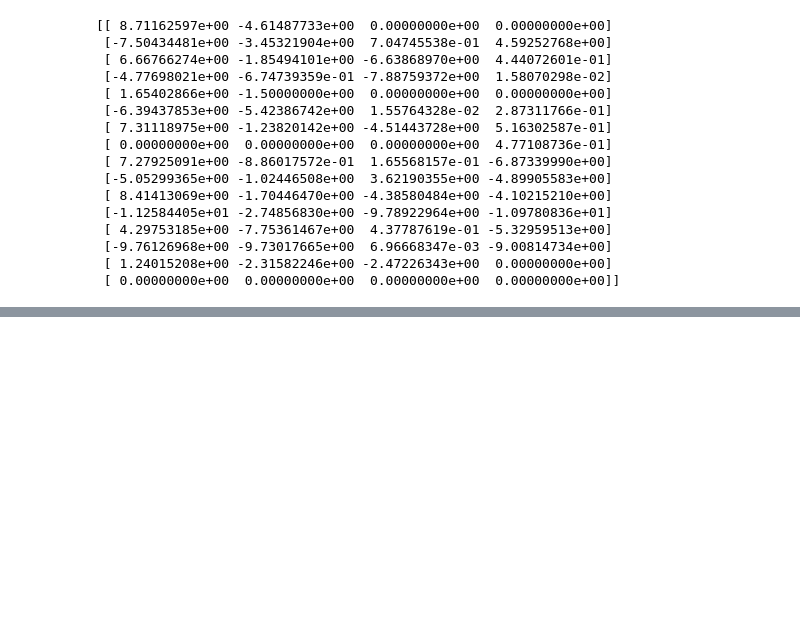
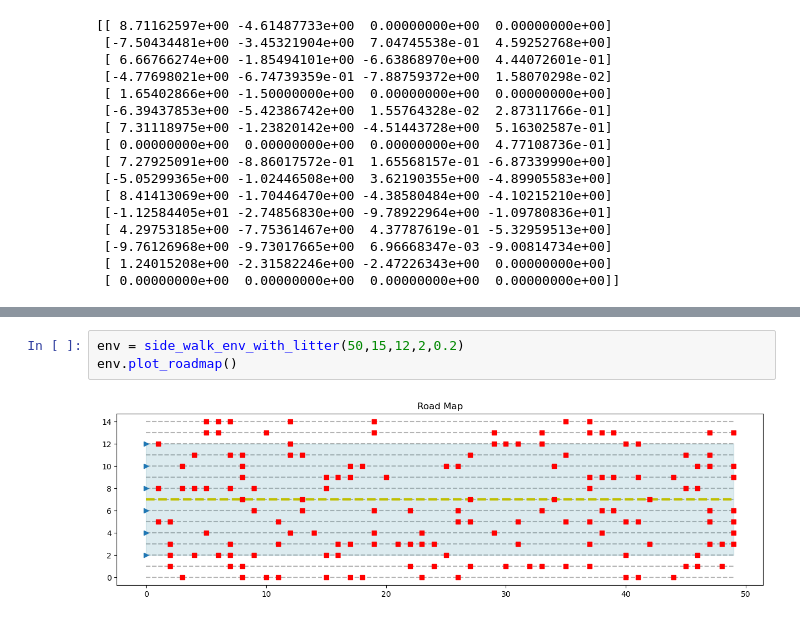
Before and after one commit to jiangzz-lab/GroverQLearning, a Jupyter notebook: sidewalk_env/QLearning_sidewalk.ipynb, the cells around one changed output, grey strips where cells are left out. Drawn from its saved outputs; the diff is of its cells as text; blank space fills up the shorter version.

```diff
--- a/sidewalk_env/QLearning_sidewalk.ipynb
+++ b/sidewalk_env/QLearning_sidewalk.ipynb
@@ -122,0 +135,5 @@ print(Elliot_c.Q_values)
+# %%
+env = side_walk_env_with_litter(50,15,12,2,0.2)
+env.plot_roadmap()
+# %% [output]
+[figure, added]
```
Also changed, not shown: parts of 10 cells of this notebook, 2 other files.
